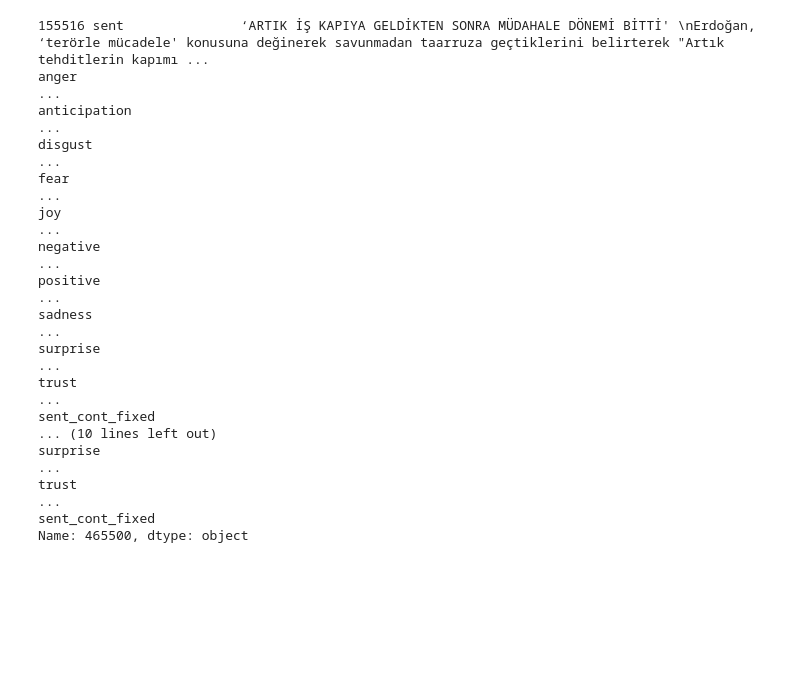
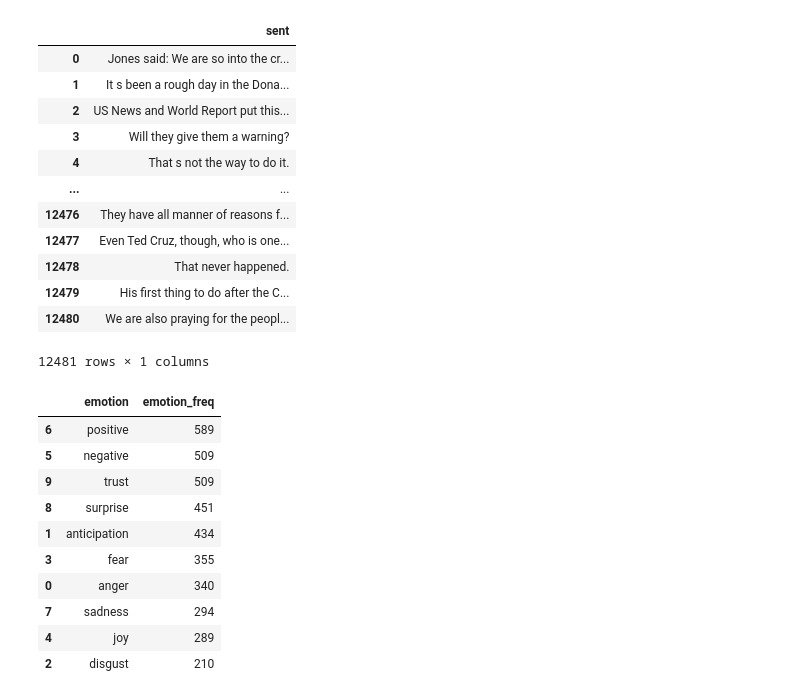
Before and after one commit to Fuzzy-sh/CANIS-Hackathon, a Jupyter notebook: hackaton_emotion_analysis_Fake.ipynb, the cells around one changed output. Cells and saved outputs as stored; diff of their text form; code cells hidden in the pictures; blank space fills up the shorter version.

```diff
--- a/hackaton_emotion_analysis_Fake.ipynb
+++ b/hackaton_emotion_analysis_Fake.ipynb
@@ -88,3 +94,19 @@ The Christian Post picked up the story and video interview, in which Assaf narra
+# %%
+df_sentence
+# %% [output]
+|  | sent |
+| 0 | Jones said: We are so into the cr... |
+| 1 | It s been a rough day in the Dona... |
+| 2 | US News and World Report put this... |
+| 3 | Will they give them a warning? |
+| 4 | That s not the way to do it. |
+| ... | ... |
+| 12476 | They have all manner of reasons f... |
+| 12477 | Even Ted Cruz, though, who is one... |
+| 12478 | That never happened. |
+| 12479 | His first thing to do after the C... |
+| 12480 | We are also praying for the peopl... |
+12481 rows × 1 columns
 # %%
 # Add columns for each emotion to the df_sentence DataFrame
 df_sentence['anger']=0
@@ -107,36 +129,14 @@ for i,row in df_sentence.iterrows():
 
     # If an error is caught, print the index and row for reference
     except:
-        print(i,row)
+        exit()
 
 # keep a copy of df_sentence
 df_sentence_new=df_sentence.copy()
-# %% [output]
-155516 sent               ‘ARTIK İŞ KAPIYA GELDİKTEN SONRA MÜDAHALE DÖNEMİ BİTTİ' \nErdoğan, ‘terörle mücadele' konusuna değinerek savunmadan taarruza geçtiklerini belirterek "Artık tehditlerin kapımı ...
-anger                                                                                                                                                                                                    ...
-anticipation                                                                                                                                                                                             ...
-disgust                                                                                                                                                                                                  ...
-fear                                                                                                                                                                                                     ...
-joy                                                                                                                                                                                                      ...
-negative                                                                                                                                                                                                 ...
-positive                                                                                                                                                                                                 ...
-sadness                                                                                                                                                                                                  ...
-surprise                                                                                                                                                                                                 ...
-trust                                                                                                                                                                                                    ...
-sent_cont_fixed
-... (10 lines left out)
-surprise                                                                                                                                                                                                 ...
-trust                                                                                                                                                                                                    ...
-sent_cont_fixed
-Name: 465500, dtype: object
 # %%
 # for each sentence, calculate the the related emotions and fill the values
 for i,row in tqdm_notebook(df_sentence_new.iterrows()):
-     # Use a try-except block to handle errors for null sentences
-    try:
-        emo=(LeXmo.LeXmo(row.sent_cont_fixed))
-        emo.pop('text', None)
-        for key,value in emo.items():
-            df_sentence_new.loc[i,key]=round(value,3)
-    except:
-        print(i,row)
+    emo=(LeXmo.LeXmo(row.sent_cont_fixed))
+    emo.pop('text', None)
+    for key,value in emo.items():
+        df_sentence_new.loc[i,key]=round(value,3)
@@ -143,4 +145,36 @@ for i,row in tqdm_notebook(df_sentence_new.iterrows()):
 # %%
 #save the database with the emotion for each sentence
 df_sentence_new.to_hdf('data/df_news_fake_emotions.h5', key='df_news_fake_emotions')
+# %%
+df_freq_by_emotion={}
+
+df_freq_by_emotion['anger']=len(df_sentence_new_[df_sentence_new_['anger']>0])
+df_freq_by_emotion['anticipation']=len(df_sentence_new_[df_sentence_new_['anticipation']>0])
+df_freq_by_emotion['disgust']=len(df_sentence_new_[df_sentence_new_['disgust']>0])
+df_freq_by_emotion['fear']=len(df_sentence_new_[df_sentence_new_['fear']>0])
+df_freq_by_emotion['joy']=len(df_sentence_new_[df_sentence_new_['joy']>0])
+df_freq_by_emotion['negative']=len(df_sentence_new_[df_sentence_new_['negative']>0])
+df_freq_by_emotion['positive']=len(df_sentence_new_[df_sentence_new_['positive']>0])
+df_freq_by_emotion['sadness']=len(df_sentence_new_[df_sentence_new_['sadness']>0])
+df_freq_by_emotion['surprise']=len(df_sentence_new_[df_sentence_new_['surprise']>0])
+df_freq_by_emotion['trust']=len(df_sentence_new_[df_sentence_new_['trust']>0])
+
+
+df_freq_by_emotion=pd.DataFrame.from_dict(df_freq_by_emotion,orient='index').reset_index()
+
+df_freq_by_emotion.columns=['emotion','emotion_freq']
+
+df_freq_by_emotion.sort_values('emotion_freq', ascending=False)
+# %% [output]
+|  | emotion | emotion_freq |
+| 6 | positive | 589 |
+| 5 | negative | 509 |
+| 9 | trust | 509 |
+| 8 | surprise | 451 |
+| 1 | anticipation | 434 |
+| 3 | fear | 355 |
+| 0 | anger | 340 |
+| 7 | sadness | 294 |
+| 4 | joy | 289 |
+| 2 | disgust | 210 |
 # %%
```
Also changed, not shown: parts of 5 cells of this notebook, 1 other file.
